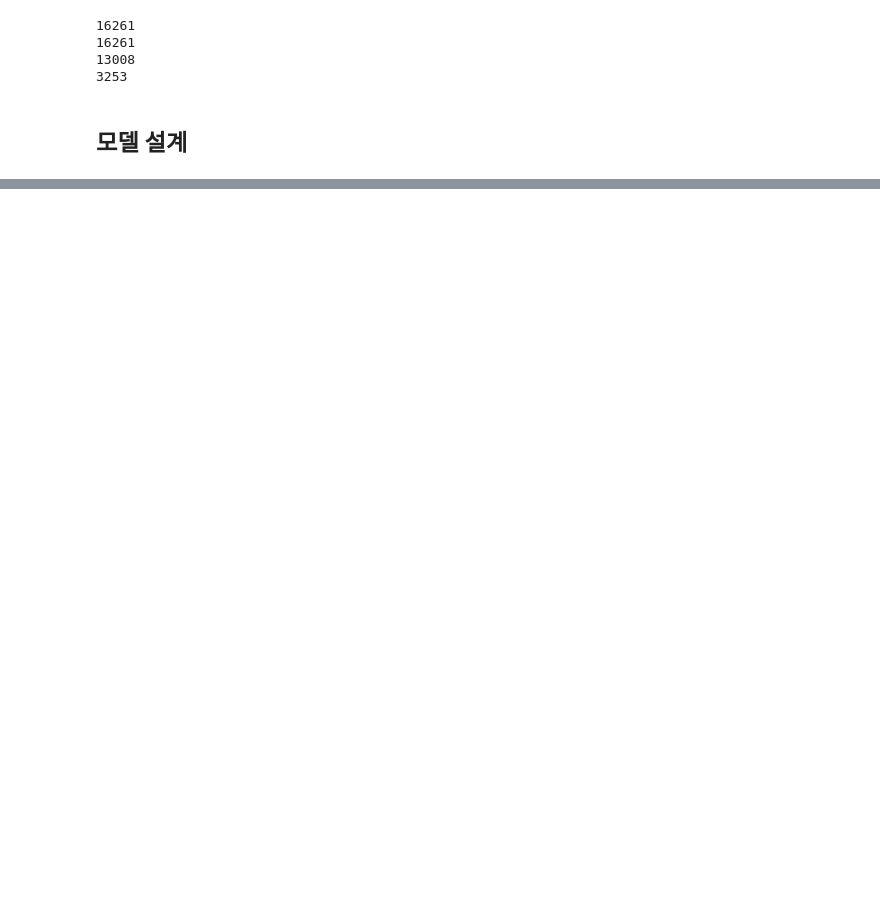
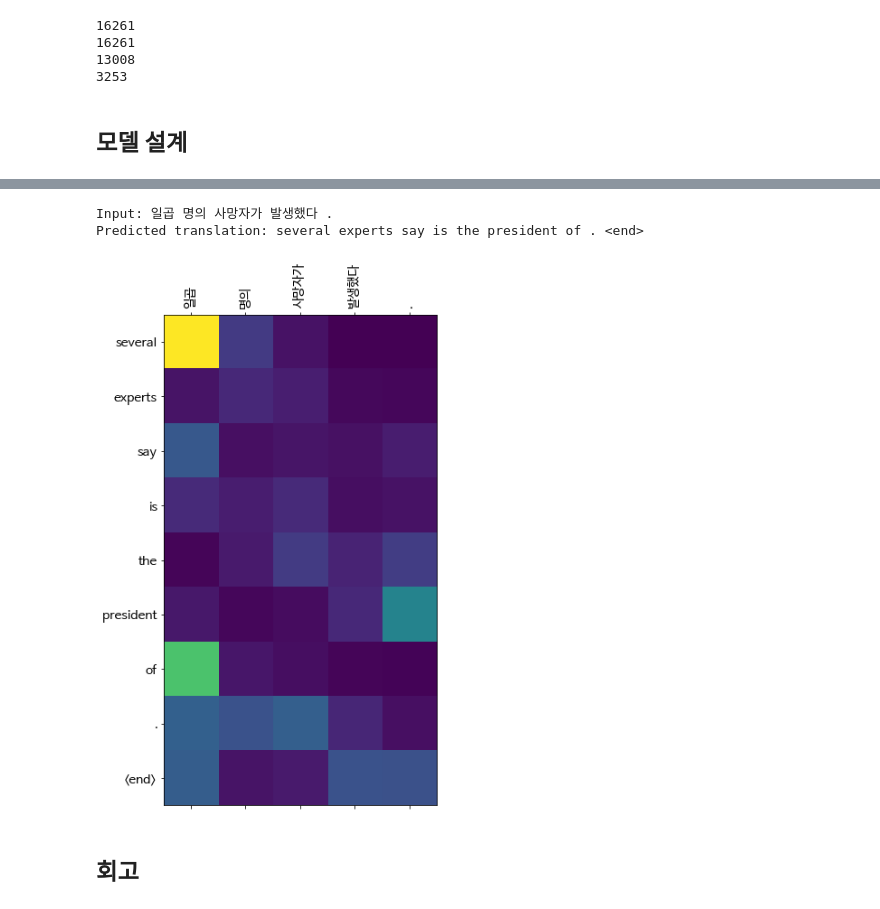
Before and after one commit to OverFlow37/GoingDeeper, a Jupyter notebook: translator.ipynb, the cells around one changed output, grey strips where cells are left out. Drawn from its saved outputs; the diff is of its cells as text; code cells hidden in the pictures; blank space fills up the shorter version.

```diff
--- a/translator.ipynb
+++ b/translator.ipynb
@@ -477,0 +737,8 @@ Predicted translation: take cozy to be sure to tell you ask to tell you ask to t
+# %%
+translate_visual("일곱 명의 사망자가 발생했다.", encoder, decoder)
+# %% [output]
+Input: 일곱 명의 사망자가 발생했다 .
+Predicted translation: several experts say is the president of . <end>
+[figure, added]
+# %% [markdown]
+##  회고
```
Also changed, not shown: parts of 26 cells of this notebook.
